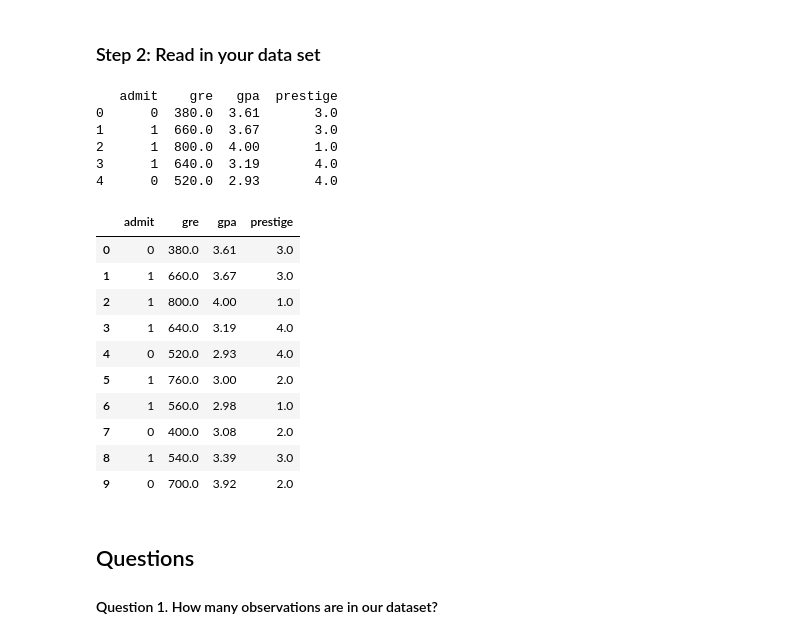
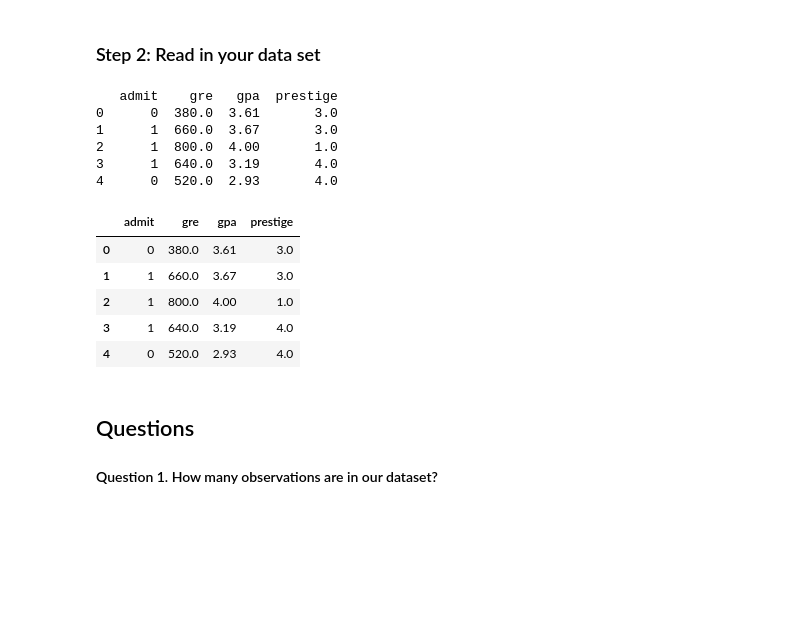
Before and after one commit to vnessified/DS-SF-23, a Jupyter notebook: unit-projects/2/starter-code/unit-project-2-VG.ipynb, the cells around one changed output. Saved outputs shown, nothing was run; the diff lists cells and outputs as text; code cells hidden in the pictures; blank space fills up the shorter version.

```diff
--- a/unit-projects/2/starter-code/unit-project-2-VG.ipynb
+++ b/unit-projects/2/starter-code/unit-project-2-VG.ipynb
@@ -19,27 +19,22 @@ plt.style.use('ggplot')
 # %%
 # read in data from source
 df_raw = pd.read_csv("../../dataset/admissions.csv")
 print df_raw.head()
 
-df_raw.head(10)
+df_raw.head(5)
 # %% [output]
    admit    gre   gpa  prestige
 0      0  380.0  3.61       3.0
 1      1  660.0  3.67       3.0
 2      1  800.0  4.00       1.0
 3      1  640.0  3.19       4.0
 4      0  520.0  2.93       4.0
 |  | admit | gre | gpa | prestige |
 | 0 | 0 | 380.0 | 3.61 | 3.0 |
 | 1 | 1 | 660.0 | 3.67 | 3.0 |
 | 2 | 1 | 800.0 | 4.00 | 1.0 |
 | 3 | 1 | 640.0 | 3.19 | 4.0 |
 | 4 | 0 | 520.0 | 2.93 | 4.0 |
-| 5 | 1 | 760.0 | 3.00 | 2.0 |
-| 6 | 1 | 560.0 | 2.98 | 1.0 |
-| 7 | 0 | 400.0 | 3.08 | 2.0 |
-| 8 | 1 | 540.0 | 3.39 | 3.0 |
-| 9 | 0 | 700.0 | 3.92 | 2.0 |
 # %% [markdown]
 ## Questions
 #### Question 1. How many observations are in our dataset?
```
Also changed, not shown: parts of 10 cells of this notebook.
